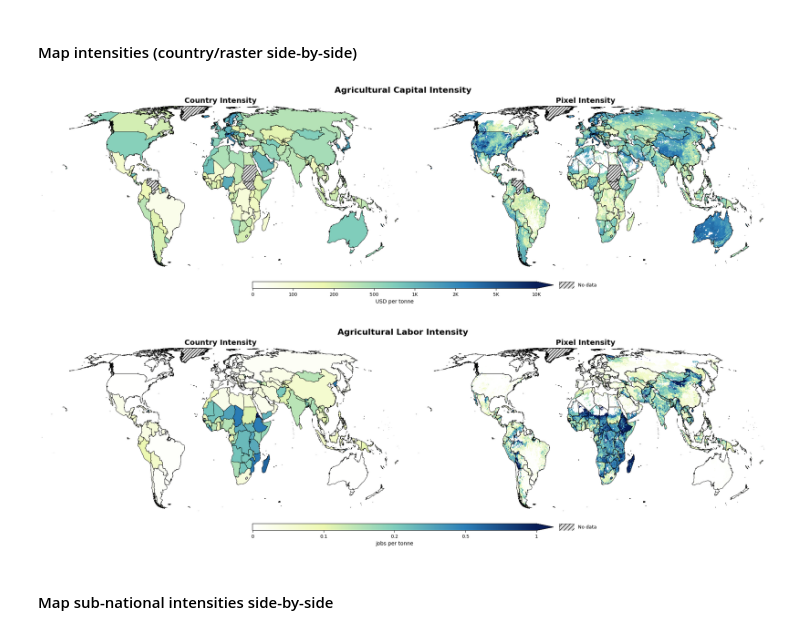
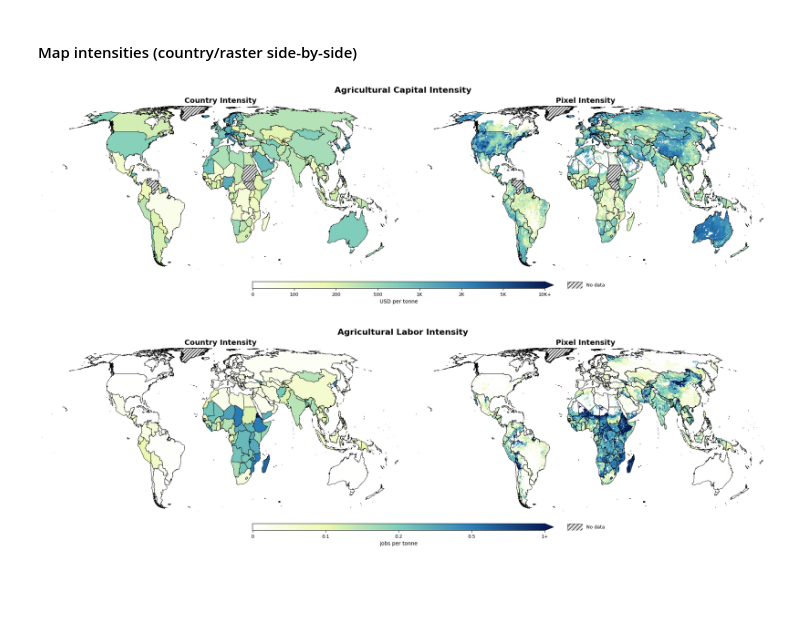
Before and after one commit to carinamani/AgDownscaling, a Jupyter notebook: 04_FIGURES/map_intensities_side_by_side.ipynb, the cells around one changed output. Saved outputs shown, nothing was run; the diff lists cells and outputs as text; code cells hidden in the pictures; blank space fills up the shorter version.

Commit message:
update figures

```diff
--- a/04_FIGURES/map_intensities_side_by_side.ipynb
+++ b/04_FIGURES/map_intensities_side_by_side.ipynb
@@ -371,7 +374,7 @@ def plot_intensity_side_by_side(
     cbar_ax = fig.add_axes([0.30, 0.08, 0.4, 0.03])  # [left, bottom, width, height]
     cbar = fig.colorbar(
         im, cax=cbar_ax, orientation="horizontal",
-        extend='max', extendfrac=0.06,
+        extend='max', extendfrac=0.03,
     )
     cbar.set_label(cbar_label, fontsize=10)
     cbar.ax.tick_params(labelsize=9)
@@ -412,36 +415,34 @@ def plot_intensity_side_by_side(
     )
 
     fig.savefig(out_path, dpi=300, bbox_inches="tight", pad_inches=0.1)
     plt.show()
 
 
 # --- Capital intensity ---
 plot_intensity_side_by_side(
     raster=capital_intensity,
     country_gdf=country_boundaries,
     value_col="capital_intensity_USD_per_tonne",
     coverage_col="has_capital_data",
     bounds=[0, 100, 200, 500, 1000, 2000, 5000, 10000],
-    labels=['0', '100', '200', '500', '1K', '2K', '5K', '10K'],
+    labels=['0', '100', '200', '500', '1K', '2K', '5K', '10K+'],
     title="Agricultural Capital Intensity",
     cbar_label="USD per tonne",
     out_path=f"{fd}/capital_intensity_side_by_side.png",
 )
 
 # --- Labor intensity ---
 plot_intensity_side_by_side(
     raster=labor_intensity,
     country_gdf=country_boundaries,
     value_col="labor_intensity_jobs_per_tonne",
     coverage_col="has_labor_data",
     bounds=[0, 0.1, 0.2, 0.5, 1],
-    labels=['0', '0.1', '0.2', '0.5', '1'],
+    labels=['0', '0.1', '0.2', '0.5', '1+'],
     title="Agricultural Labor Intensity",
     cbar_label="jobs per tonne",
     out_path=f"{fd}/labor_intensity_side_by_side.png",
 )
 # %% [output]
-[figure, old version]
+[figure, new version]
-[figure, old version]
+[figure, new version]
-# %% [markdown]
-#### Map sub-national intensities side-by-side
```
Also changed, not shown: parts of 1 cell of this notebook, 1 other file.
